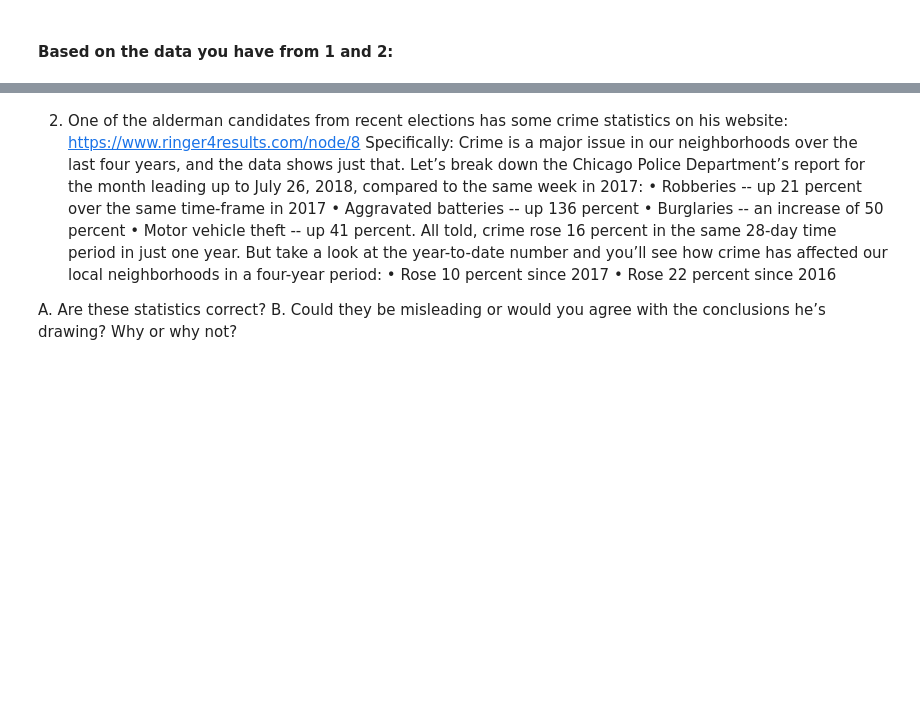
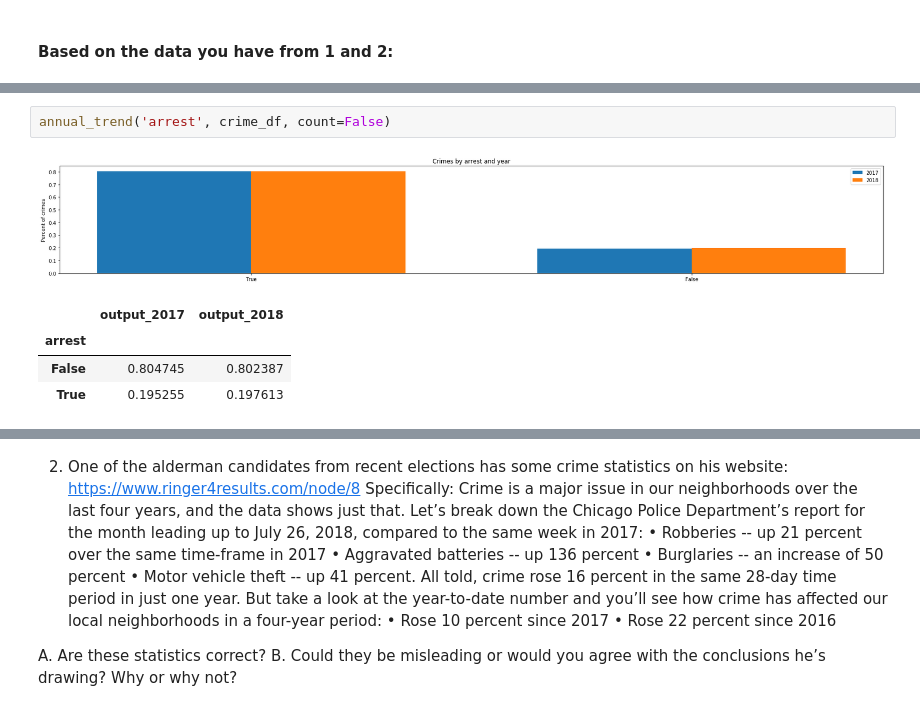
Before and after one commit to chankrista/mlforpublicpolicy, a Jupyter notebook: Assignment 1.ipynb, the cells around one changed output, grey strips where cells are left out. Saved outputs shown, nothing was run; the diff lists cells and outputs as text; blank space fills up the shorter version.

```diff
--- a/Assignment 1.ipynb
+++ b/Assignment 1.ipynb
@@ -356,0 +406,8 @@ There is no clear correlation between median household income and percent white
+# %%
+annual_trend('arrest', crime_df, count=False)
+# %% [output]
+[figure, added]
+|  | output_2017 | output_2018 |
+| arrest |  |  |
+| False | 0.804745 | 0.802387 |
+| True | 0.195255 | 0.197613 |
```
Also changed, not shown: parts of 30 cells of this notebook.
